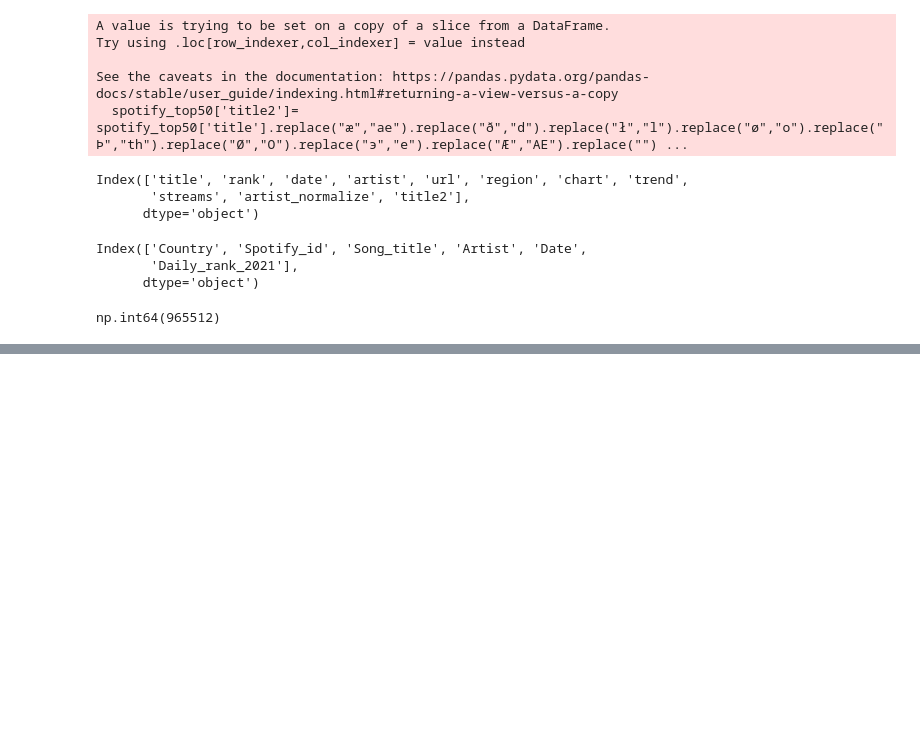
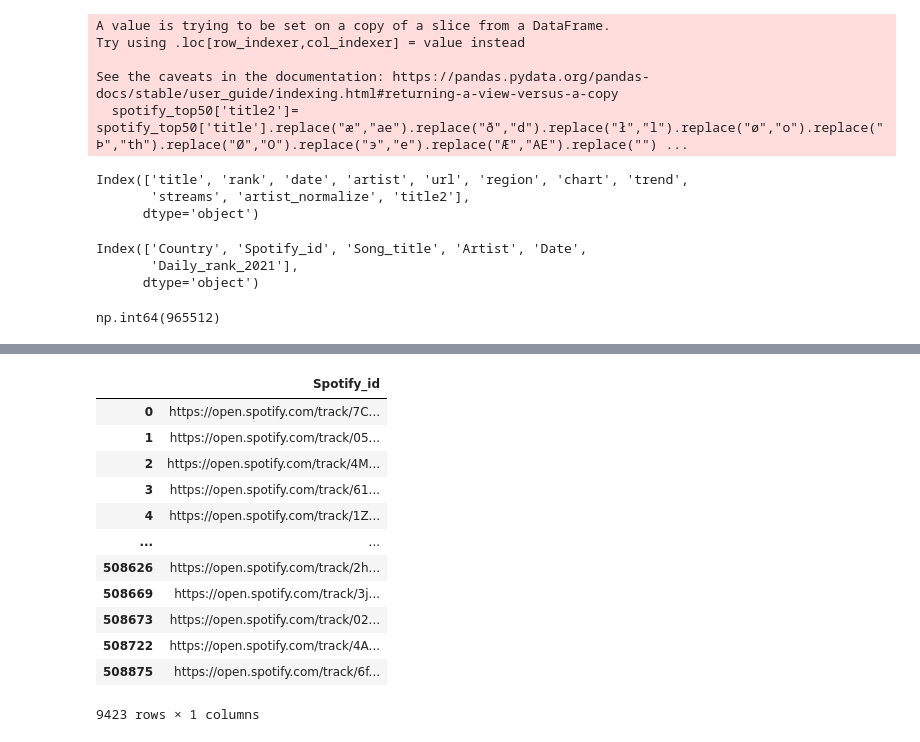
Before and after one commit to JesusB11/mid_project, a Jupyter notebook: notebooks/jesus.ipynb, the cells around one changed output, grey strips where cells are left out. Cells and saved outputs as stored; diff of their text form; code cells hidden in the pictures; blank space fills up the shorter version.

```diff
--- a/notebooks/jesus.ipynb
+++ b/notebooks/jesus.ipynb
@@ -146,0 +196,20 @@ country_to_Song
+# %%
+Rank_2024_to_song= spotify_Jessica['Spotify_id']
+Rank_2024_to_song2= Rank_2024_to_song.drop_duplicates()
+Rank_2024_to_song=pd.DataFrame(Rank_2024_to_song2)
+Rank_2024_to_song.to_csv("../data/clean/Rank_2024_to_song.csv", index=False, encoding='utf-8')
+Rank_2024_to_song
+# %% [output]
+|  | Spotify_id |
+| 0 | https://open.spotify.com/track/7C... |
+| 1 | https://open.spotify.com/track/05... |
+| 2 | https://open.spotify.com/track/4M... |
+| 3 | https://open.spotify.com/track/61... |
+| 4 | https://open.spotify.com/track/1Z... |
+| ... | ... |
+| 508626 | https://open.spotify.com/track/2h... |
+| 508669 | https://open.spotify.com/track/3j... |
+| 508673 | https://open.spotify.com/track/02... |
+| 508722 | https://open.spotify.com/track/4A... |
+| 508875 | https://open.spotify.com/track/6f... |
+9423 rows × 1 columns
```
Also changed, not shown: parts of 10 cells of this notebook, 2 other files.
